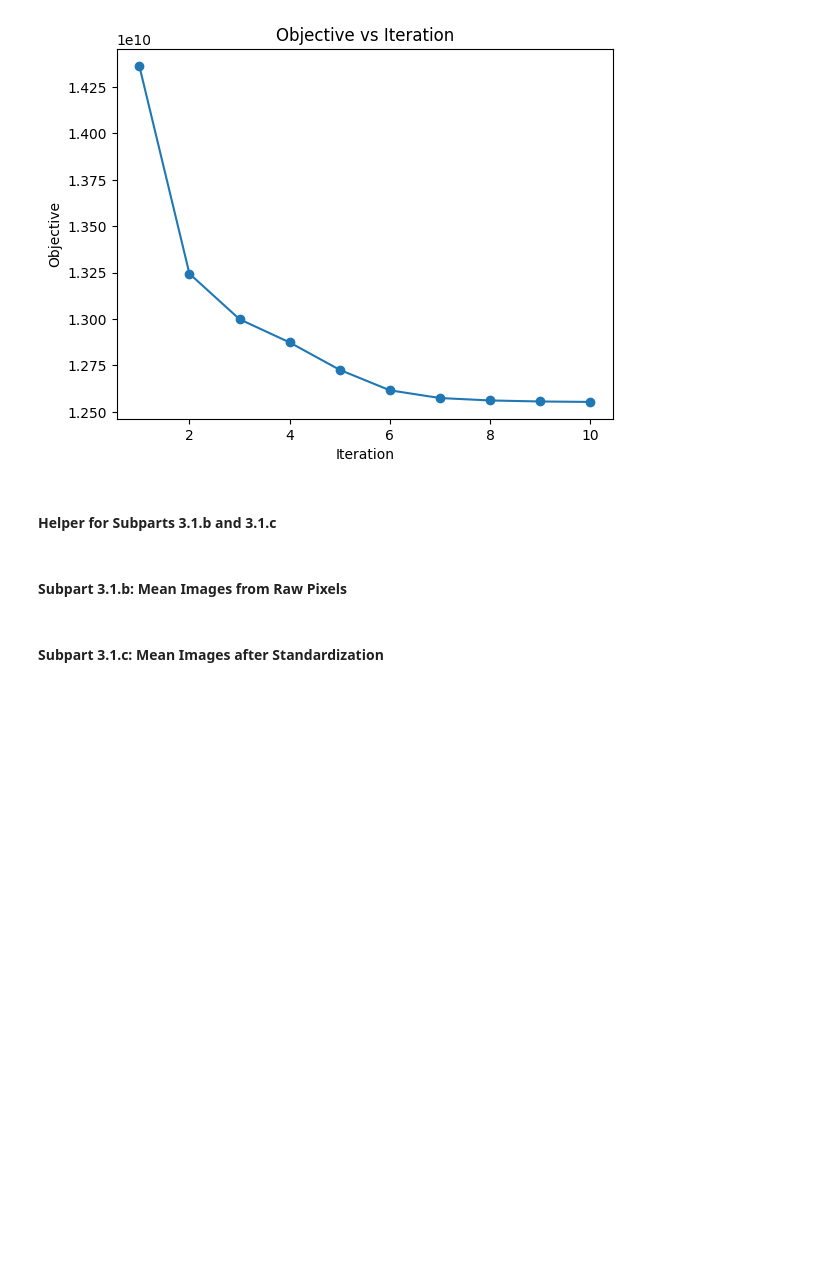
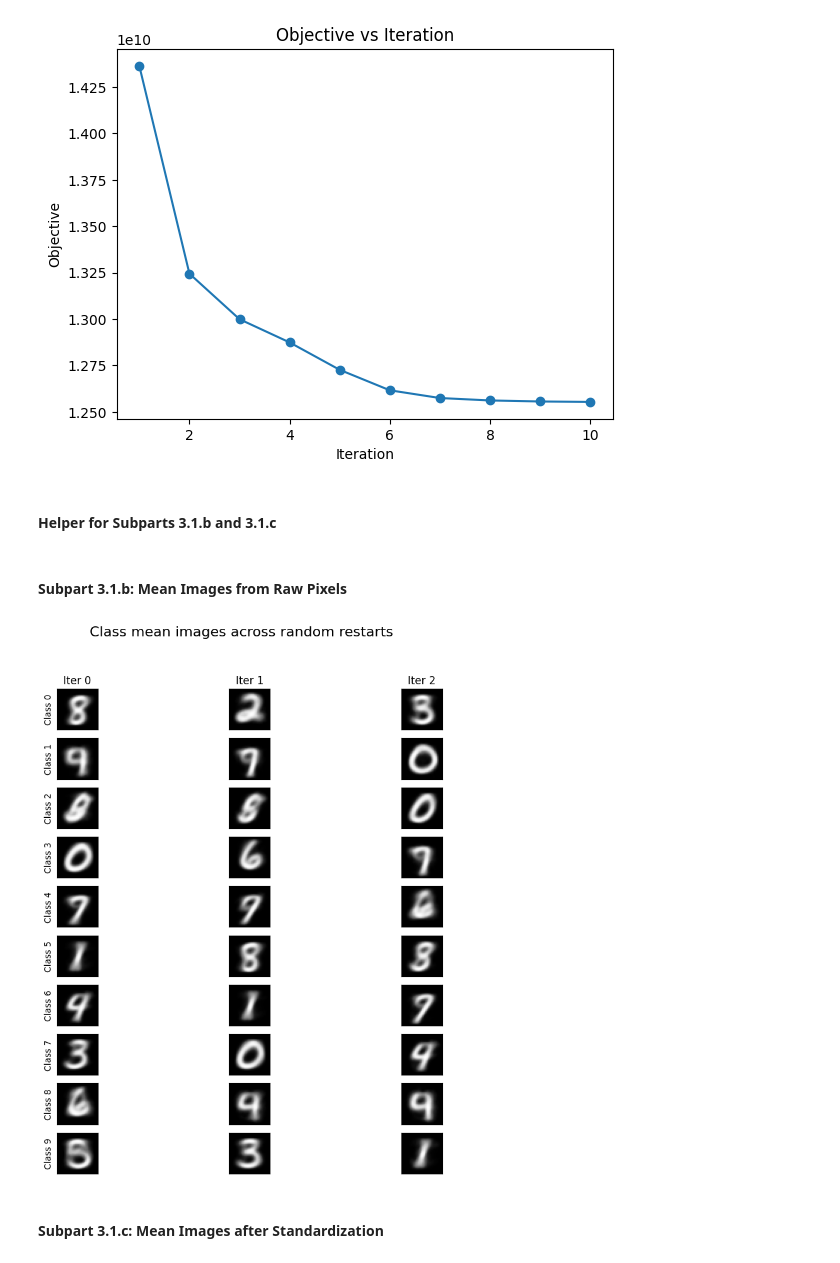
Before and after one commit to veselyo/cs181, a Jupyter notebook: hw5/hw5_release.ipynb, the cells around one changed output. Saved outputs shown, nothing was run; the diff lists cells and outputs as text; code cells hidden in the pictures; blank space fills up the shorter version.

```diff
--- a/hw5/hw5_release.ipynb
+++ b/hw5/hw5_release.ipynb
@@ -985,7 +985,9 @@ def make_mean_image_plot(data, standardized = False, filename=None):
 # %% [markdown]
 #### Subpart 3.1.b: Mean Images from Raw Pixels
 # %%
-make_mean_image_plot(large_dataset, filename='p2.2.png')
+make_mean_image_plot(large_dataset, filename='3.3.png')
+# %% [output]
+[figure, added]
 # %% [markdown]
 #### Subpart 3.1.c: Mean Images after Standardization
 # %%
```
Also changed, not shown: parts of 1 cell of this notebook, 2 other files.
